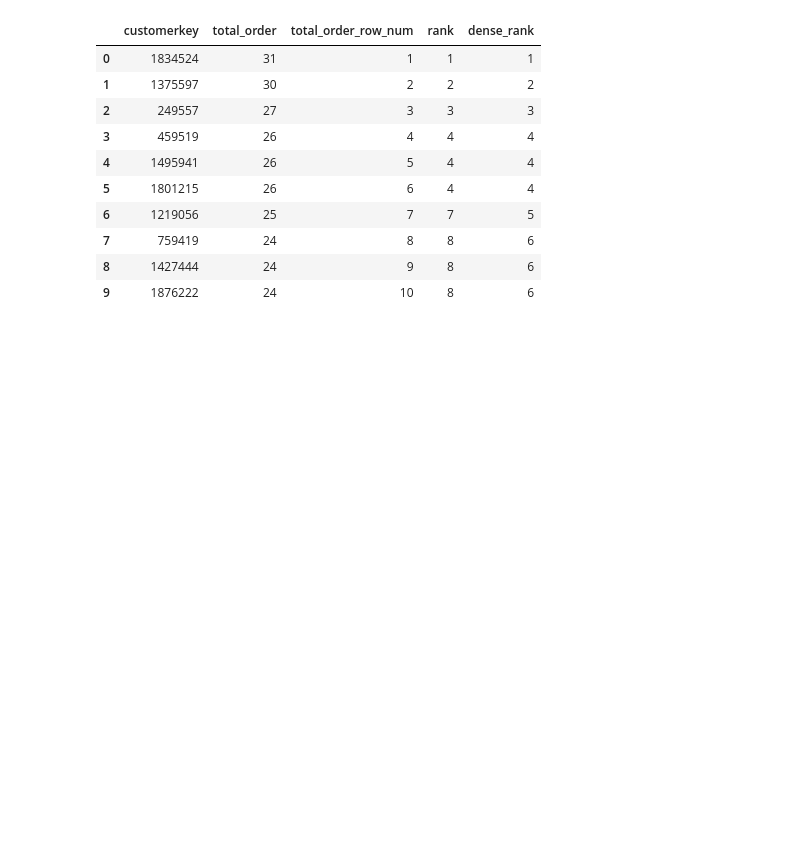
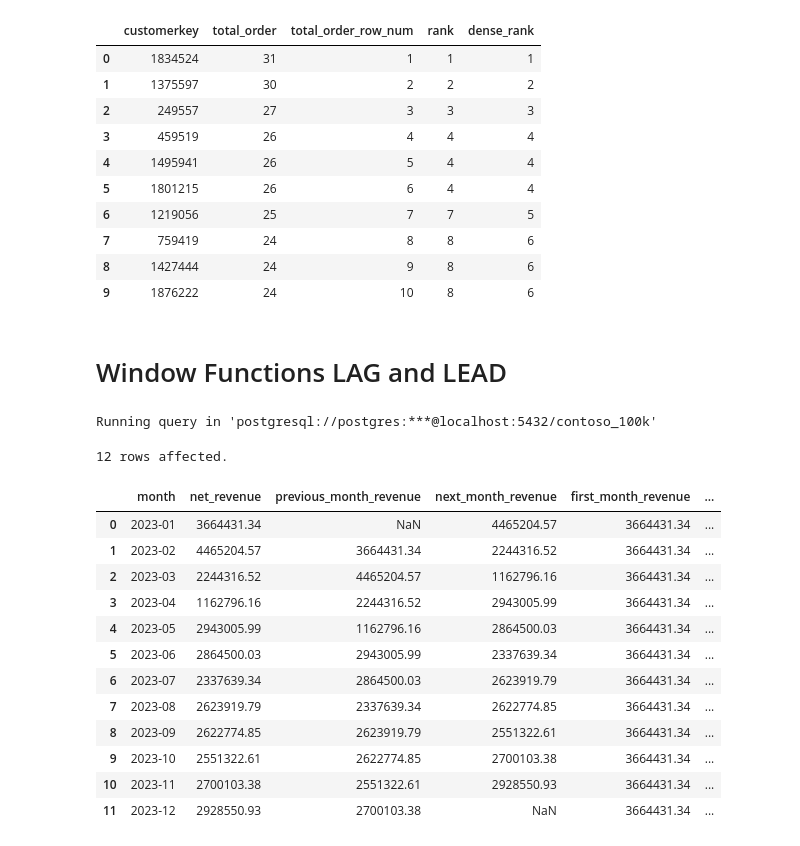
Before and after one commit to Matt1220/SQL_VScode_Project, a Jupyter notebook: Resources/Blank_SQL_Notebook.ipynb, the cells around one changed output. Saved outputs shown, nothing was run; the diff lists cells and outputs as text; code cells hidden in the pictures; blank space fills up the shorter version.

```diff
--- a/Resources/Blank_SQL_Notebook.ipynb
+++ b/Resources/Blank_SQL_Notebook.ipynb
@@ -981,3 +979,49 @@ Running query in 'postgresql://postgres:***@localhost:5432/contoso_100k'
 | 7 | 759419 | 24 | 8 | 8 | 6 |
 | 8 | 1427444 | 24 | 9 | 8 | 6 |
 | 9 | 1876222 | 24 | 10 | 8 | 6 |
+# %% [markdown]
+# Window Functions LAG and LEAD
+# %%
+
+#LAG AND LEAD can help find month over month values
+
+
+%%sql
+WITH monthly_revenue AS (
+    SELECT
+      TO_CHAR(orderdate, 'yyyy-mm') AS month,
+      SUM(quantity * netprice * exchangerate) AS net_revenue
+    FROM
+      Sales
+    WHERE
+      EXTRACT(YEAR FROM orderdate) = 2023
+    GROUP BY
+      month
+    ORDER BY
+      month
+)
+
+SELECT
+  *,
+  LAG(net_revenue) OVER (ORDER BY month) AS previous_month_revenue,
+  LEAD(net_revenue) OVER (ORDER BY month) AS next_month_revenue,
+  FIRST_VALUE(net_revenue) OVER (ORDER BY month) AS first_month_revenue,
+  LAST_VALUE(net_revenue) OVER (ORDER BY month ROWS BETWEEN UNBOUNDED PRECEDING AND UNBOUNDED FOLLOWING) AS last_month_revenue,
+  NTH_VALUE(net_revenue,3) OVER (ORDER BY month) AS third_month_revenue
+FROM monthly_revenue
+# %% [output]
+Running query in 'postgresql://postgres:***@localhost:5432/contoso_100k'
+12 rows affected.
+|  | month | net_revenue | previous_month_revenue | next_month_revenue | first_month_revenue | ... |
+| 0 | 2023-01 | 3664431.34 | NaN | 4465204.57 | 3664431.34 | ... |
+| 1 | 2023-02 | 4465204.57 | 3664431.34 | 2244316.52 | 3664431.34 | ... |
+| 2 | 2023-03 | 2244316.52 | 4465204.57 | 1162796.16 | 3664431.34 | ... |
+| 3 | 2023-04 | 1162796.16 | 2244316.52 | 2943005.99 | 3664431.34 | ... |
+| 4 | 2023-05 | 2943005.99 | 1162796.16 | 2864500.03 | 3664431.34 | ... |
+| 5 | 2023-06 | 2864500.03 | 2943005.99 | 2337639.34 | 3664431.34 | ... |
+| 6 | 2023-07 | 2337639.34 | 2864500.03 | 2623919.79 | 3664431.34 | ... |
+| 7 | 2023-08 | 2623919.79 | 2337639.34 | 2622774.85 | 3664431.34 | ... |
+| 8 | 2023-09 | 2622774.85 | 2623919.79 | 2551322.61 | 3664431.34 | ... |
+| 9 | 2023-10 | 2551322.61 | 2622774.85 | 2700103.38 | 3664431.34 | ... |
+| 10 | 2023-11 | 2700103.38 | 2551322.61 | 2928550.93 | 3664431.34 | ... |
+| 11 | 2023-12 | 2928550.93 | 2700103.38 | NaN | 3664431.34 | ... |
```
Also changed, not shown: parts of 7 cells of this notebook.
